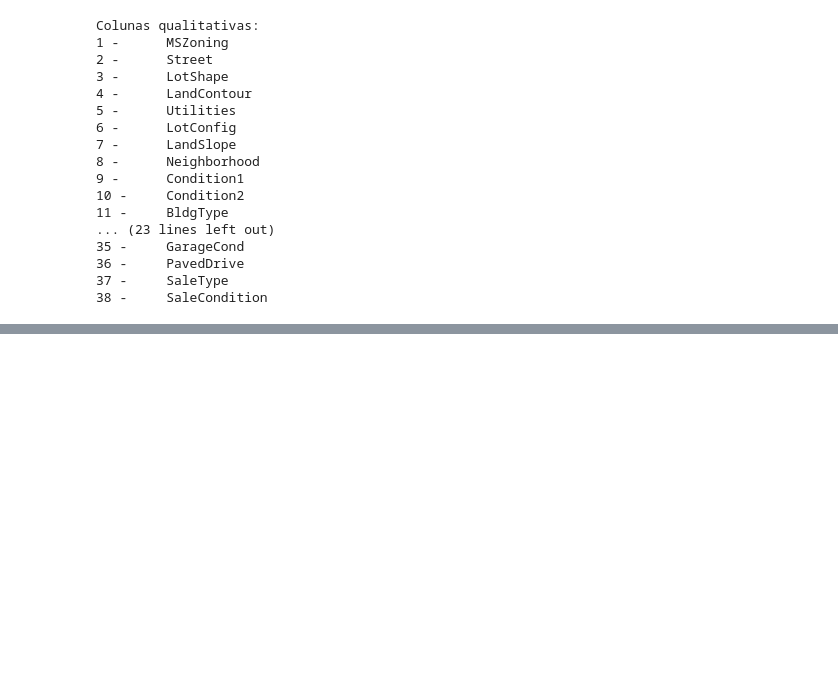
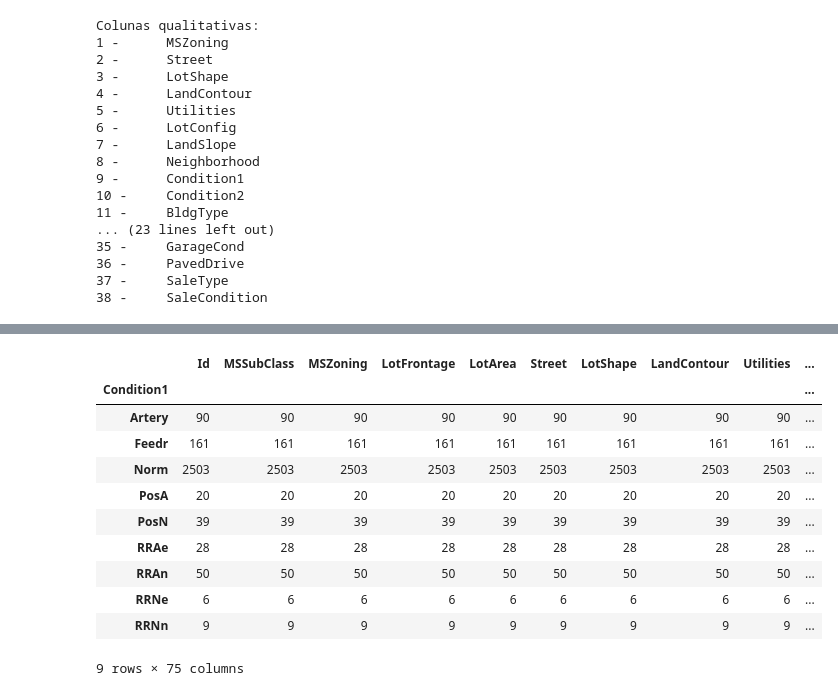
Before and after one commit to BarrosLucas/IA-Test, a Jupyter notebook: Question2.ipynb, the cells around one changed output, grey strips where cells are left out. Saved outputs shown, nothing was run; the diff lists cells and outputs as text; code cells hidden in the pictures; blank space fills up the shorter version.

```diff
--- a/Question2.ipynb
+++ b/Question2.ipynb
@@ -292,0 +494,15 @@ Colunas qualitativas:
+# %%
+dfTotal.groupby(['Condition1']).count()
+# %% [output]
+|  | Id | MSSubClass | MSZoning | LotFrontage | LotArea | Street | LotShape | LandContour | Utilities | ... |
+| Condition1 |  |  |  |  |  |  |  |  |  | ... |
+| Artery | 90 | 90 | 90 | 90 | 90 | 90 | 90 | 90 | 90 | ... |
+| Feedr | 161 | 161 | 161 | 161 | 161 | 161 | 161 | 161 | 161 | ... |
+| Norm | 2503 | 2503 | 2503 | 2503 | 2503 | 2503 | 2503 | 2503 | 2503 | ... |
+| PosA | 20 | 20 | 20 | 20 | 20 | 20 | 20 | 20 | 20 | ... |
+| PosN | 39 | 39 | 39 | 39 | 39 | 39 | 39 | 39 | 39 | ... |
+| RRAe | 28 | 28 | 28 | 28 | 28 | 28 | 28 | 28 | 28 | ... |
+| RRAn | 50 | 50 | 50 | 50 | 50 | 50 | 50 | 50 | 50 | ... |
+| RRNe | 6 | 6 | 6 | 6 | 6 | 6 | 6 | 6 | 6 | ... |
+| RRNn | 9 | 9 | 9 | 9 | 9 | 9 | 9 | 9 | 9 | ... |
+9 rows × 75 columns
```
Also changed, not shown: parts of 51 cells of this notebook.
